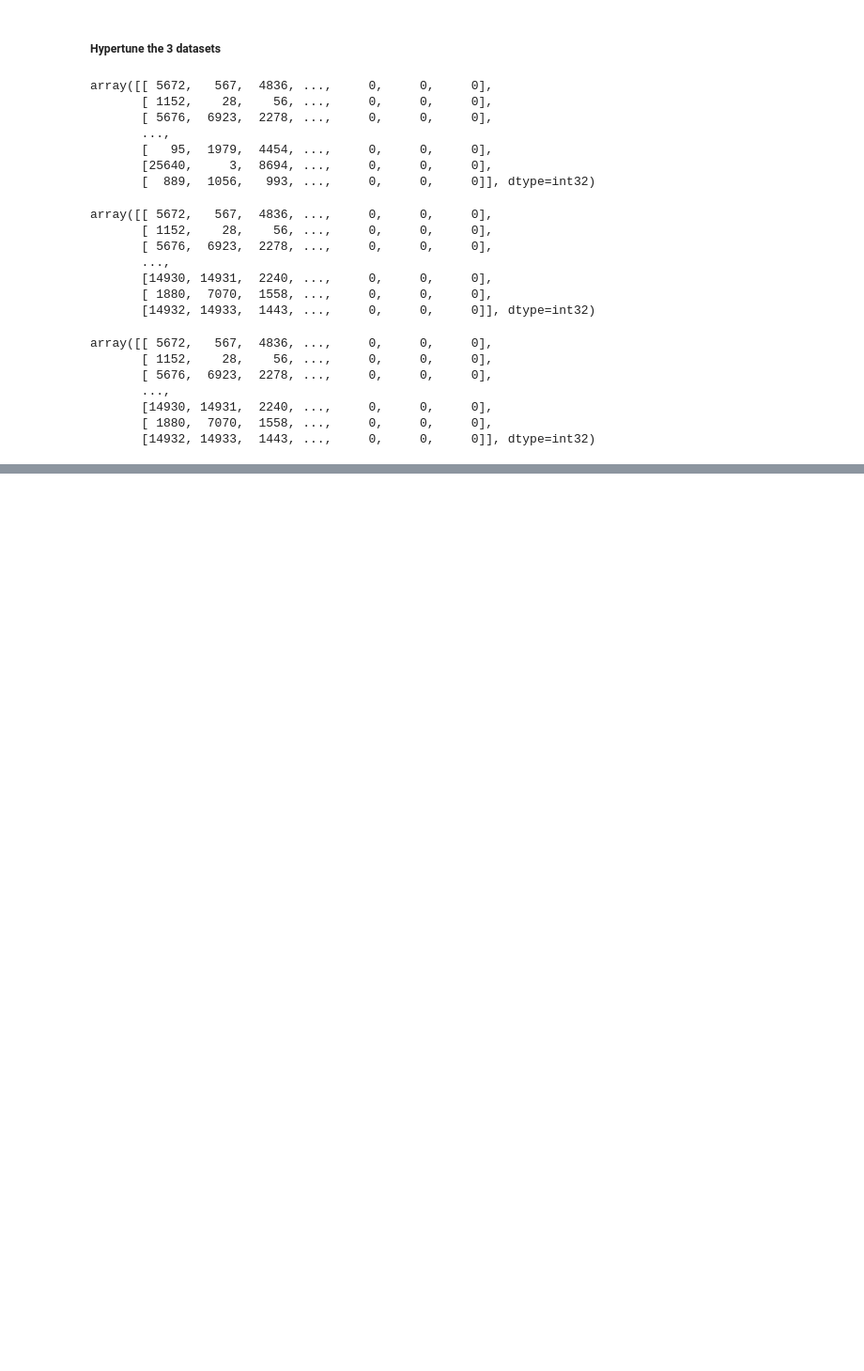
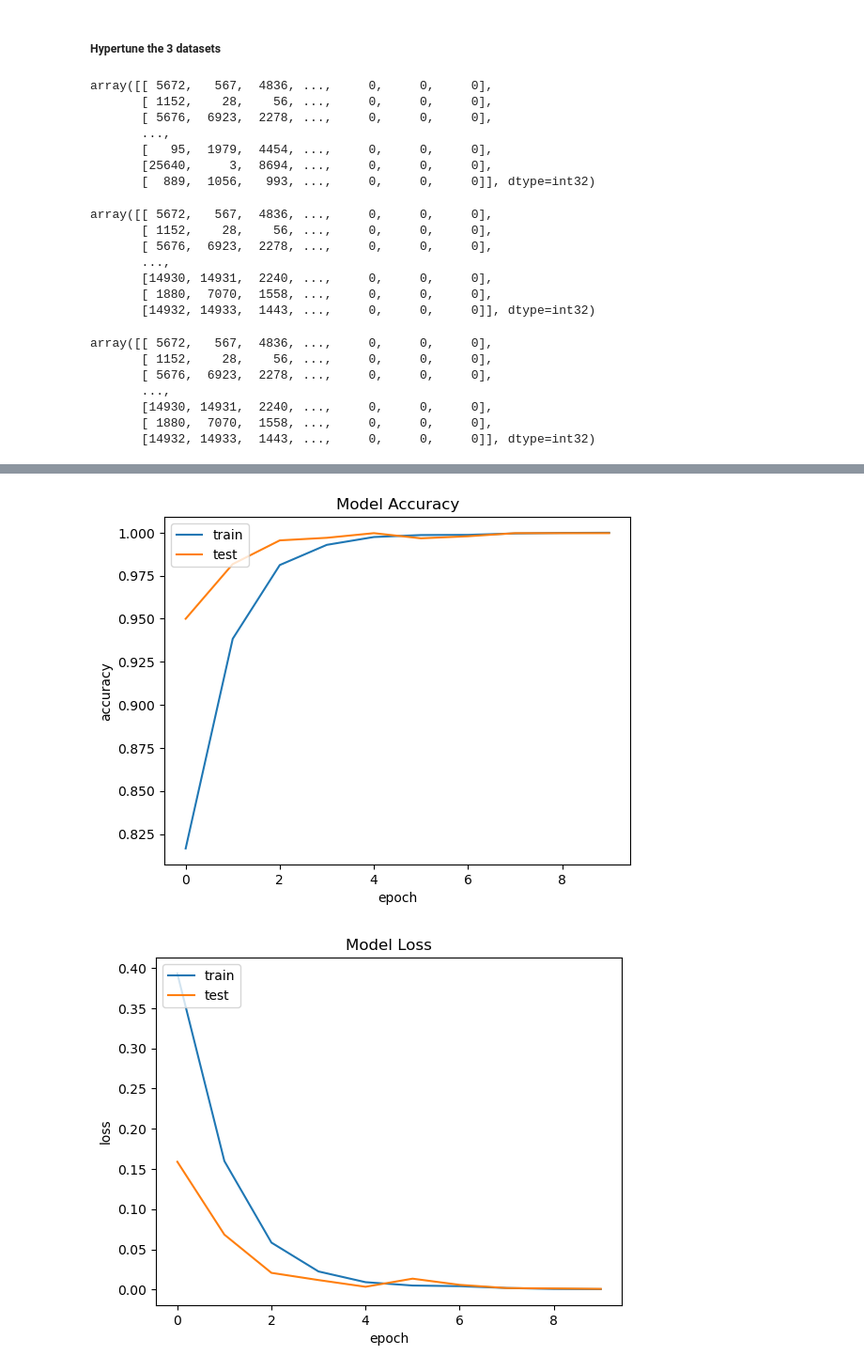
Before and after one commit to ferasdahrooge/Sarcasm-Detector, a Jupyter notebook: sarcasm_detector.ipynb, the cells around one changed output, grey strips where cells are left out. Shown at 94% size. Saved outputs shown, nothing was run; the diff lists cells and outputs as text; code cells hidden in the pictures; blank space fills up the shorter version.

Commit message:
Build First Model

```diff
--- a/sarcasm_detector.ipynb
+++ b/sarcasm_detector.ipynb
@@ -267,0 +275,10 @@ array([[ 5672,   567,  4836, ...,     0,     0,     0],
+# %%
+model = tf.keras.Sequential([
+  tf.keras.layers.Embedding(max_words+ 1, batch_size , input_length=max_length),
+  tf.keras.layers.Bidirectional(tf.keras.layers.LSTM(64)),
+  tf.keras.layers.Dense(64, activation='relu'),
+  tf.keras.layers.Dense(1, activation='sigmoid')
+])
+rlrp = ReduceLROnPlateau(monitor='val_loss', factor=0.1, patience=2)
+model.compile(loss='binary_crossentropy',optimizer='adam',metrics=['accuracy'])
+model.summary()
@@ -267,0 +304,4 @@ array([[ 5672,   567,  4836, ...,     0,     0,     0],
+# %%
+history = model.fit(train_sequences, train_ds.is_sarcastic, batch_size=32, epochs=10,
+                    validation_data=(test_sequences, test_ds.is_sarcastic),
+                    callbacks=[rlrp] ,verbose=1)
@@ -267,0 +326,25 @@ array([[ 5672,   567,  4836, ...,     0,     0,     0],
+# %%
+score = model.evaluate(test_sequences, test_ds.is_sarcastic)
+print('Test Loss: ', score[0])
+print('Test Accuracy', score[1])
+
+
+# list all data in history
+print(history.history.keys())
+# summarize history for accuracy
+plt.plot(history.history['accuracy'])
+plt.plot(history.history['val_accuracy'])
+plt.title('Model Accuracy')
+plt.ylabel('accuracy')
+plt.xlabel('epoch')
+plt.legend(['train', 'test'], loc='upper left')
+plt.show()
+# summarize history for loss
+plt.plot(history.history['loss'])
+plt.plot(history.history['val_loss'])
+plt.title('Model Loss')
+plt.ylabel('loss')
+plt.xlabel('epoch')
+plt.legend(['train', 'test'], loc='upper left')
+plt.show()
+# %% [output]
@@ -267,0 +355,2 @@ array([[ 5672,   567,  4836, ...,     0,     0,     0],
+[figure, added]
+[figure, added]
```
Also changed, not shown: parts of 5 cells of this notebook.
